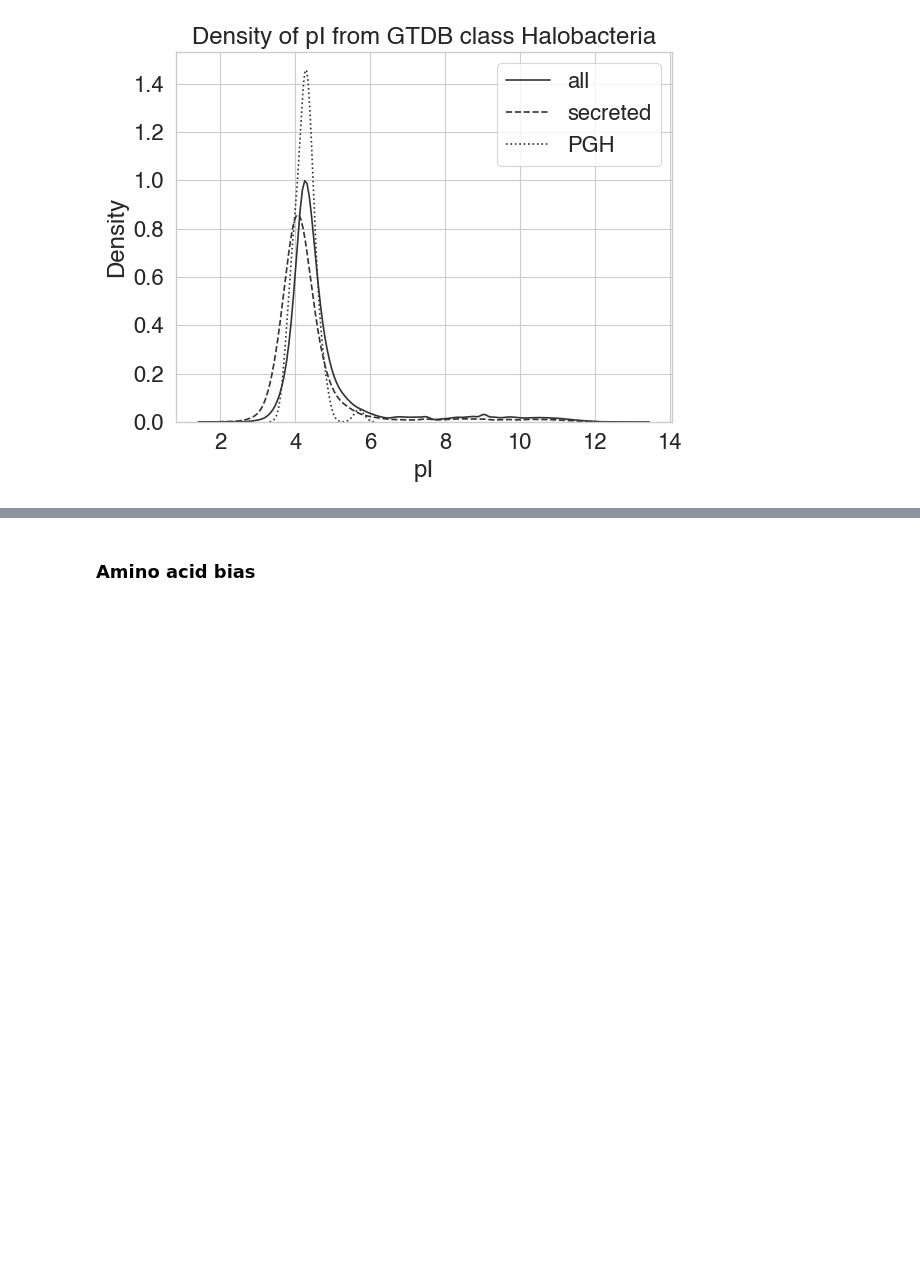
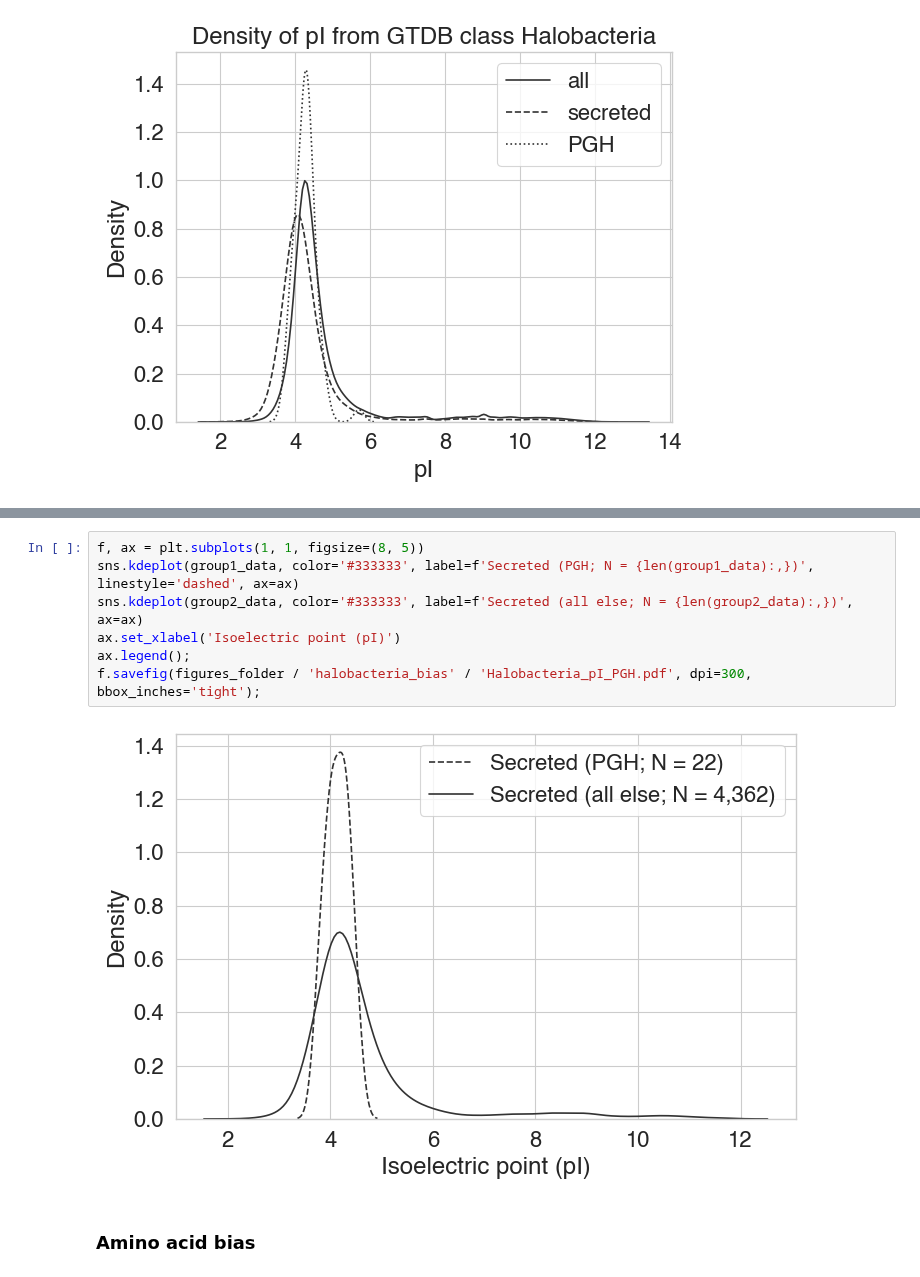
Before and after one commit to srom/archaea-vs-bacteria, a Jupyter notebook: notebook/halobacteria_bias.ipynb, the cells around one changed output, grey strips where cells are left out. Drawn from its saved outputs; the diff is of its cells as text; blank space fills up the shorter version.

```diff
--- a/notebook/halobacteria_bias.ipynb
+++ b/notebook/halobacteria_bias.ipynb
@@ -102,3 +172,12 @@ plt.gcf().savefig(figures_folder / 'halobacteria_bias' / 'Halobacteria_pI.pdf',
+# %%
+f, ax = plt.subplots(1, 1, figsize=(8, 5))
+sns.kdeplot(group1_data, color='#333333', label=f'Secreted (PGH; N = {len(group1_data):,})', linestyle='dashed', ax=ax)
+sns.kdeplot(group2_data, color='#333333', label=f'Secreted (all else; N = {len(group2_data):,})', ax=ax)
+ax.set_xlabel('Isoelectric point (pI)')
+ax.legend();
+f.savefig(figures_folder / 'halobacteria_bias' / 'Halobacteria_pI_PGH.pdf', dpi=300, bbox_inches='tight');
+# %% [output]
+[figure, added]
 # %% [markdown]
 ### Amino acid bias
 # %%
```
Also changed, not shown: parts of 3 cells of this notebook, 4 other files.
